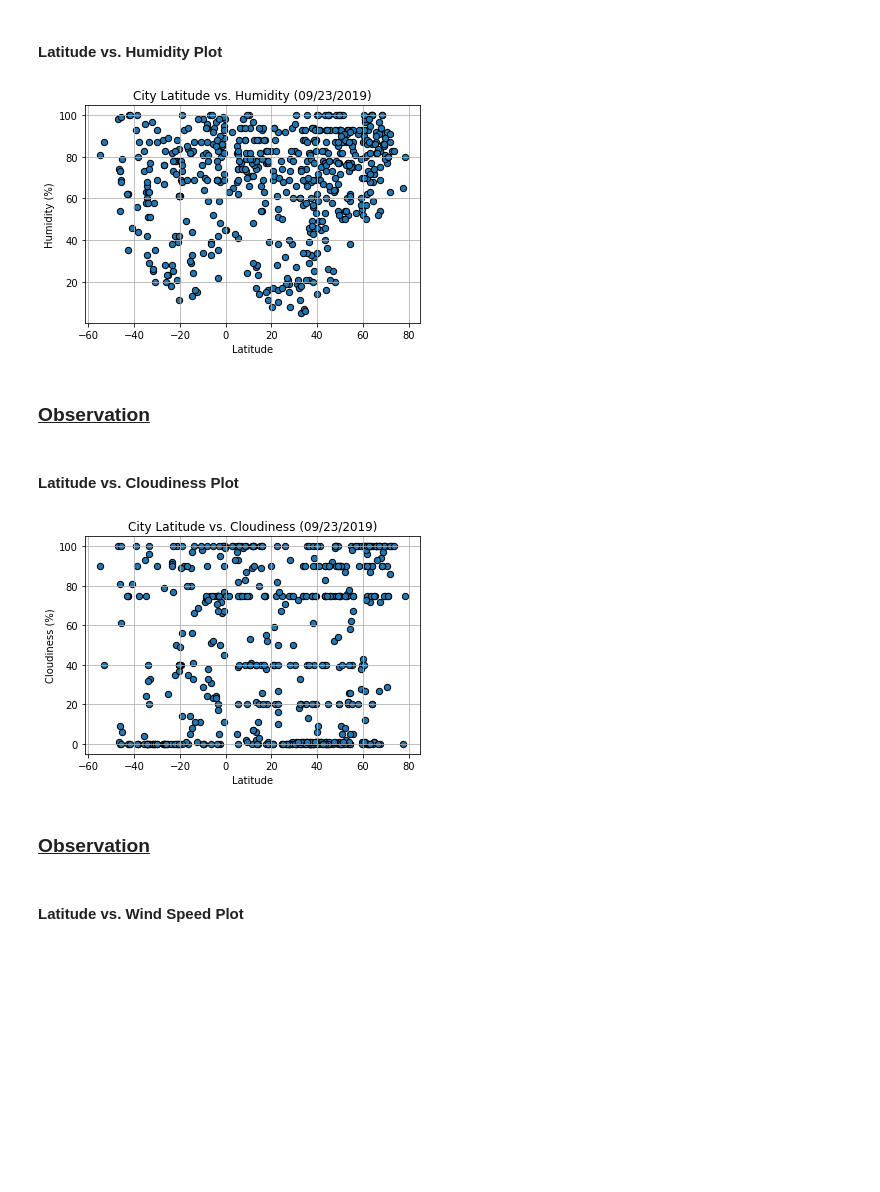
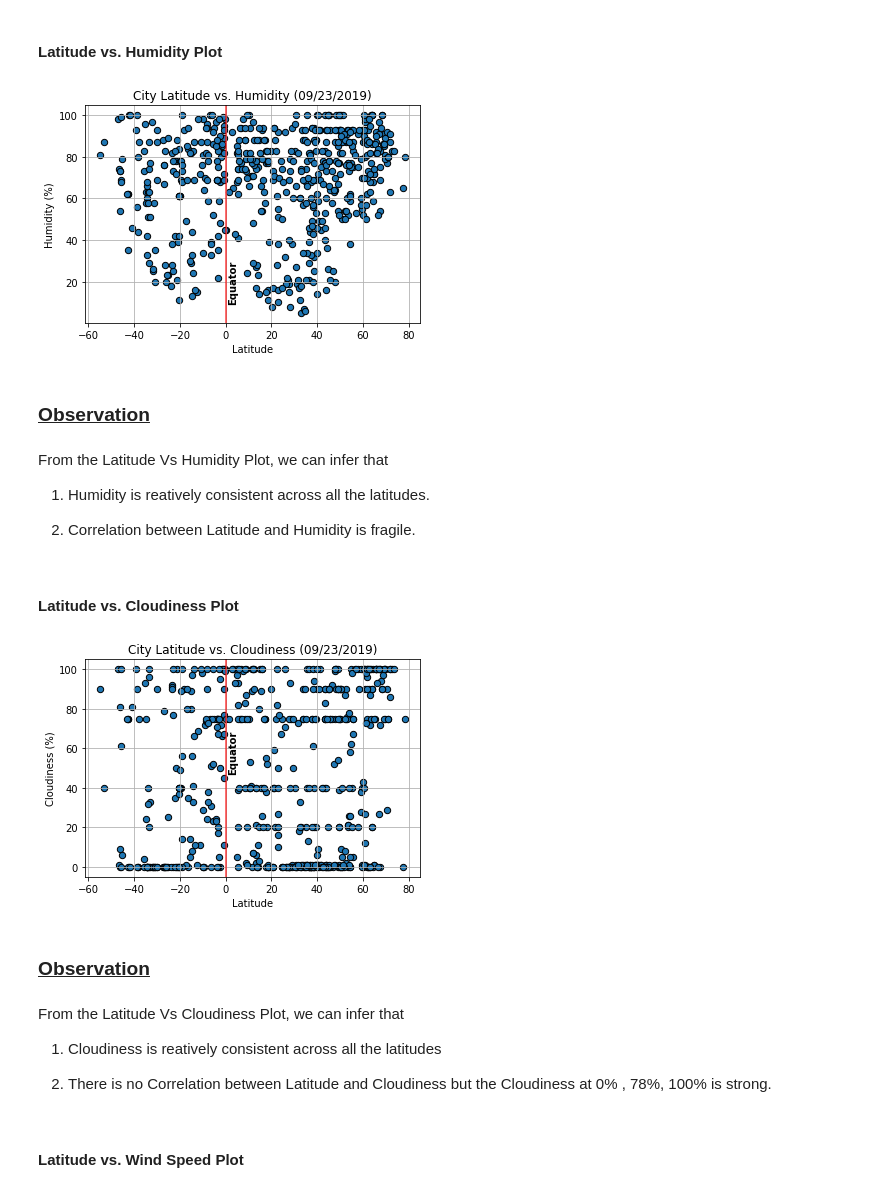
Before and after one commit to SaranyaPandiaraj/Python-API-Challenge, a Jupyter notebook: WeatherPy/WeatherPy.ipynb, the cells around one changed output. Drawn from its saved outputs; the diff is of its cells as text; code cells hidden in the pictures; blank space fills up the shorter version.

```diff
--- a/WeatherPy/WeatherPy.ipynb
+++ b/WeatherPy/WeatherPy.ipynb
@@ -224,16 +259,21 @@ From the Latitude Vs Temperature Plot, we can infer that
 # %% [markdown]
 #### Latitude vs. Humidity Plot
 # %%
+#Plotting a Scatter Plot
 plt.scatter(WeatherPy_df["Lat"], WeatherPy_df["Humidity"], marker="o", edgecolors="black",s=40)
 
+#Proper labeling of the plots using plot titles (including date of analysis) and axes labels.
 plt.grid()
 plt.title(f"City Latitude vs. Humidity ({Analysis_Date})")
 plt.xlabel("Latitude")
 plt.ylabel("Humidity (%)")
+plt.axvline(0, color = 'red', alpha = .75)
+plt.text(1,10,'Equator',rotation=90,fontweight='bold')
 
-plt.savefig("Plotted Figures/Latitude_vs_Humidity")
+#Saving the Plotted figures and displaying the plot.
+plt.savefig("Plotted Figures/Latitude_vs_Humidity.png")
 plt.show()
 # %% [output]
-[figure, old version]
+[figure, new version]
 # %% [markdown]
 ### <ins> Observation </ins>
@@ -245,16 +280,27 @@ From the Latitude Vs Humidity Plot, we can infer that
+# %% [markdown]
+From the Latitude Vs Humidity Plot, we can infer that
+
+1) Humidity is reatively consistent across all the latitudes.
+
+2) Correlation between Latitude and Humidity is fragile.
 # %% [markdown]
 #### Latitude vs. Cloudiness Plot
 # %%
+#Plotting a Scatter Plot
 plt.scatter(WeatherPy_df["Lat"], WeatherPy_df["Cloudiness"], marker="o", edgecolors="black",s=40)
 
+#Proper labeling of the plots using plot titles (including date of analysis) and axes labels.
 plt.grid()
 plt.title(f"City Latitude vs. Cloudiness ({Analysis_Date})")
 plt.xlabel("Latitude")
 plt.ylabel("Cloudiness (%)")
+plt.axvline(0, color = 'red', alpha = .75)
+plt.text(1,48,'Equator',rotation=90, fontweight='bold')
 
-plt.savefig("Plotted Figures/Latitude_vs_Cloudiness")
+#Saving the Plotted figures and displaying the plot.
+plt.savefig("Plotted Figures/Latitude_vs_Cloudiness.png")
 plt.show()
 # %% [output]
-[figure, old version]
+[figure, new version]
 # %% [markdown]
 ### <ins> Observation </ins>
@@ -264,3 +307,9 @@ From the Latitude Vs Cloudiness Plot, we can infer that
+# %% [markdown]
+From the Latitude Vs Cloudiness Plot, we can infer that
+
+1) Cloudiness is reatively consistent across all the latitudes
+
+2) There is no Correlation between Latitude and Cloudiness but the Cloudiness at 0% , 78%, 100% is strong.
 # %% [markdown]
 #### Latitude vs. Wind Speed Plot
 # %%
```
Also changed, not shown: parts of 12 cells of this notebook, 6 other files.
